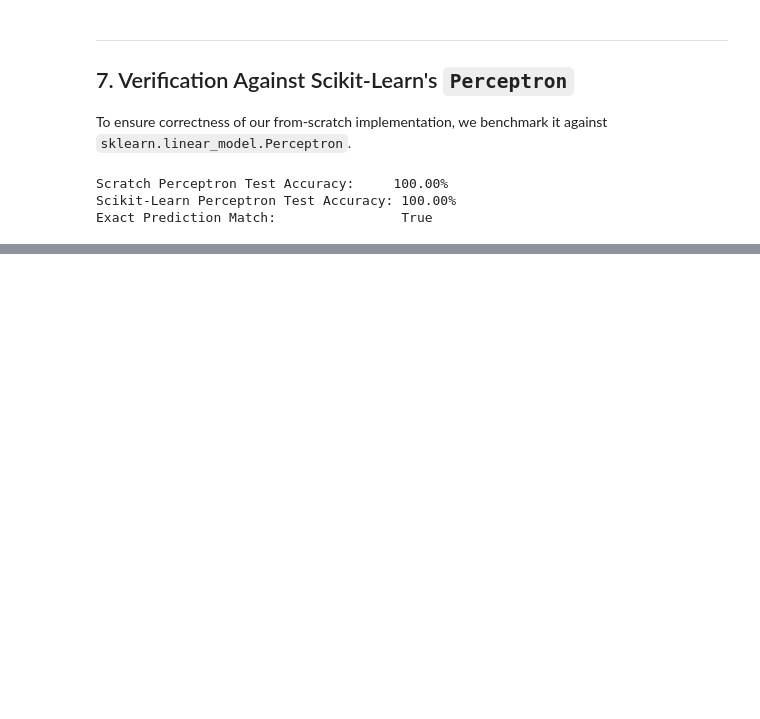
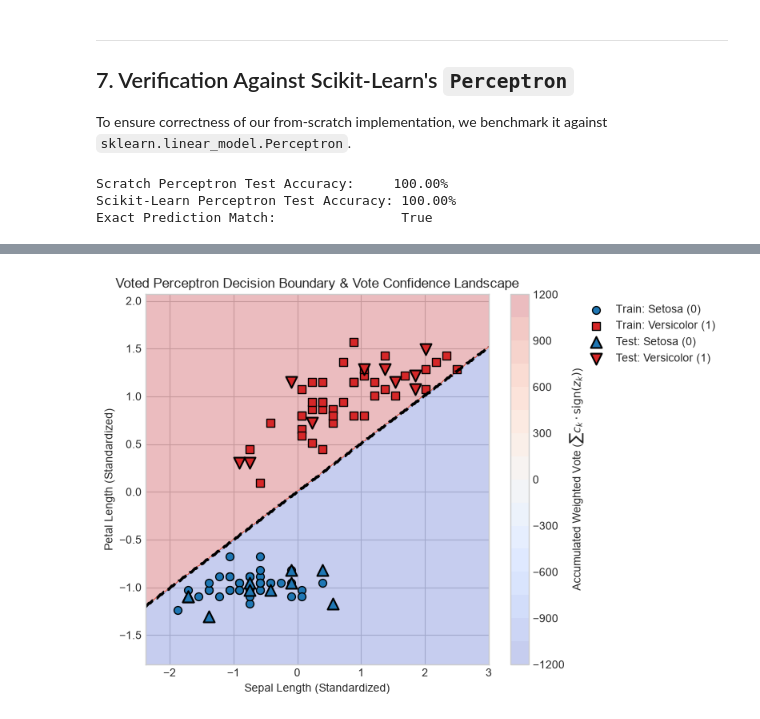
Before and after one commit to jnaved/Personal-Projects, a Jupyter notebook: ML-MTech-I/lab_5/single_perceptron.ipynb, the cells around one changed output, grey strips where cells are left out. Saved outputs shown, nothing was run; the diff lists cells and outputs as text; code cells hidden in the pictures; blank space fills up the shorter version.

```diff
--- a/ML-MTech-I/lab_5/single_perceptron.ipynb
+++ b/ML-MTech-I/lab_5/single_perceptron.ipynb
@@ -342,0 +492,40 @@ Exact Prediction Match:                True
+# %%
+# Visualize Voted Perceptron Decision Boundary and Vote Landscape
+def plot_voted_decision_boundary(model, X_tr, y_tr, X_te, y_te, title):
+    plt.figure(figsize=(8, 5.5))
+    all_X = np.vstack([X_tr, X_te])
+    x_min, x_max = all_X[:, 0].min() - 0.5, all_X[:, 0].max() + 0.5
+    y_min, y_max = all_X[:, 1].min() - 0.5, all_X[:, 1].max() + 0.5
+    xx, yy = np.meshgrid(np.linspace(x_min, x_max, 300),
+                         np.linspace(y_min, y_max, 300))
+    grid = np.c_[xx.ravel(), yy.ravel()]
+
+    # Evaluate continuous weighted vote tally over grid
+    raw_votes = model.decision_function(grid).reshape(xx.shape)
+
+    # Plot vote confidence landscape
+    contour = plt.contourf(xx, yy, raw_votes, levels=20, cmap='coolwarm', alpha=0.3)
+    plt.colorbar(contour, label=r'Accumulated Weighted Vote ($\sum c_k \cdot \mathrm{sign}(z_k)$)')
+
+    # Draw zero-vote decision boundary contour
+    plt.contour(xx, yy, raw_votes, levels=[0], colors='black', linestyles='--', linewidths=2.5)
+
+    # Scatter training and test points
+    plt.scatter(X_tr[y_tr == 0, 0], X_tr[y_tr == 0, 1], color='#1f77b4', marker='o', edgecolors='k', s=50, label='Train: Setosa (0)')
+    plt.scatter(X_tr[y_tr == 1, 0], X_tr[y_tr == 1, 1], color='#d62728', marker='s', edgecolors='k', s=50, label='Train: Versicolor (1)')
+    plt.scatter(X_te[y_te == 0, 0], X_te[y_te == 0, 1], color='#1f77b4', marker='^', edgecolors='black', s=100, linewidths=1.5, label='Test: Setosa (0)')
+    plt.scatter(X_te[y_te == 1, 0], X_te[y_te == 1, 1], color='#d62728', marker='v', edgecolors='black', s=100, linewidths=1.5, label='Test: Versicolor (1)')
+
+    plt.xlim(xx.min(), xx.max())
+    plt.ylim(yy.min(), yy.max())
+    plt.xlabel('Sepal Length (Standardized)')
+    plt.ylabel('Petal Length (Standardized)')
+    plt.title(title)
+    plt.legend(loc='upper left', bbox_to_anchor=(1.25, 1))
+    plt.tight_layout()
+    plt.show()
+
+plot_voted_decision_boundary(voted_p, X_train_scaled, y_train, X_test_scaled, y_test,
+                             title="Voted Perceptron Decision Boundary & Vote Confidence Landscape")
+# %% [output]
+[figure, added]
```
Also changed, not shown: parts of 32 cells of this notebook, 7 other files.
